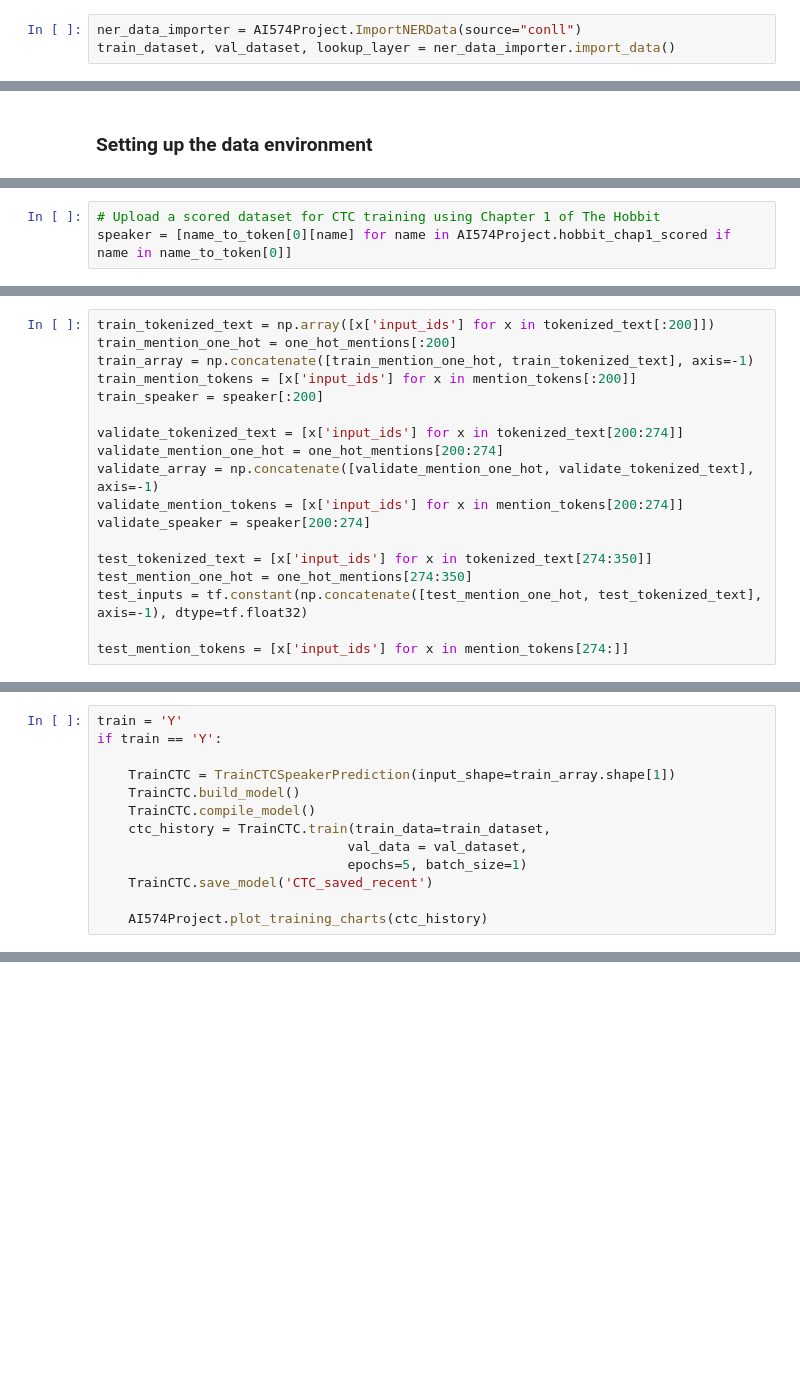
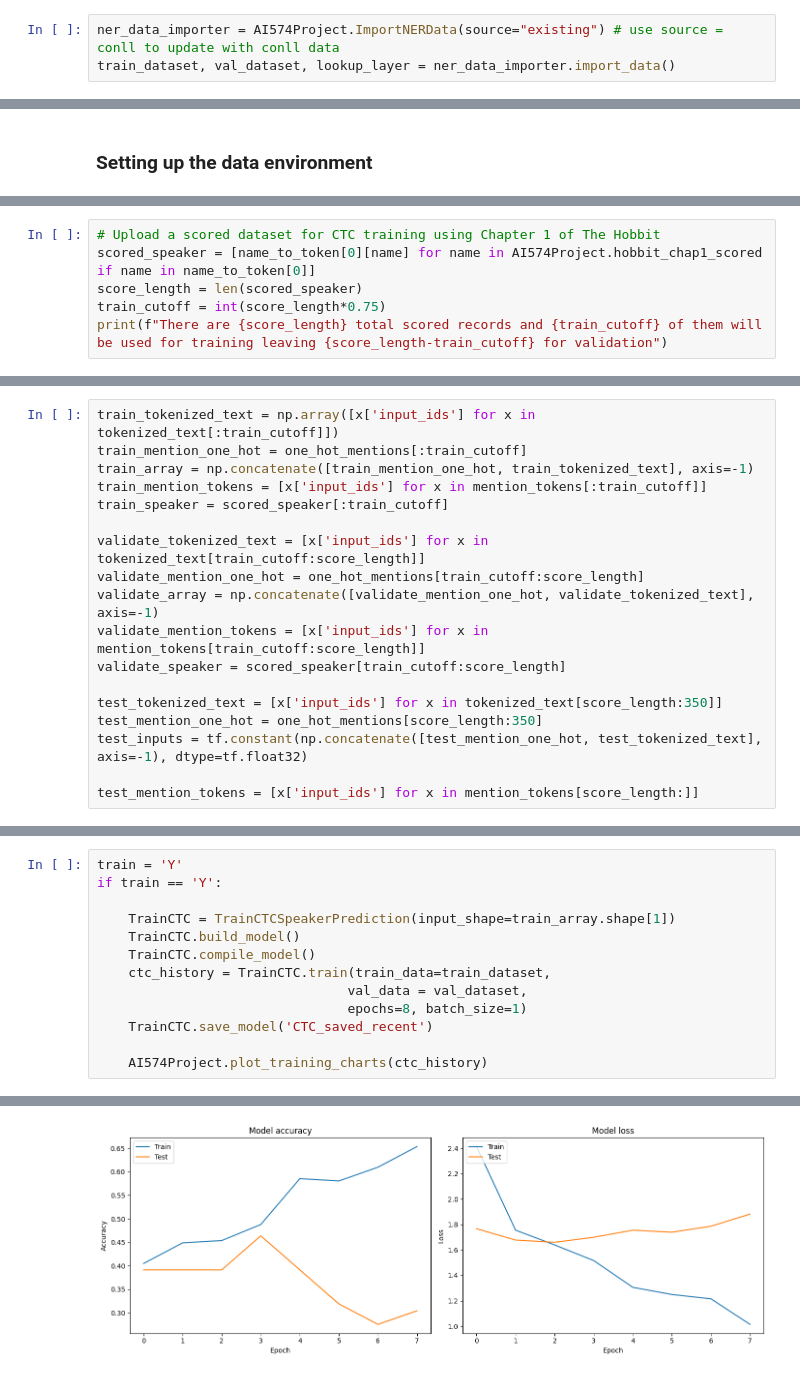
Before and after one commit to beardedDan/detect_narration_and_project_dialogue, a Jupyter notebook: AI574_project_group6.ipynb, the cells around one changed output, grey strips where cells are left out. Cells and saved outputs as stored; diff of their text form; blank space fills up the shorter version.

```diff
--- a/AI574_project_group6.ipynb
+++ b/AI574_project_group6.ipynb
@@ -69,7 +56,7 @@ time: 1.4 s (started: 2023-11-27 08:08:17 -05:00)
 # %% [markdown]
 2) Deep Learning
 # %%
-ner_data_importer = AI574Project.ImportNERData(source="conll")
+ner_data_importer = AI574Project.ImportNERData(source="existing") # use source = conll to update with conll data
 train_dataset, val_dataset, lookup_layer = ner_data_importer.import_data()
 # %% [output]
 Importing preloaded training and validation data
@@ -210,3 +213,6 @@ time: 10.7 s (started: 2023-11-27 08:09:51 -05:00)
 # %%
 # Upload a scored dataset for CTC training using Chapter 1 of The Hobbit
-speaker = [name_to_token[0][name] for name in AI574Project.hobbit_chap1_scored if name in name_to_token[0]]
+scored_speaker = [name_to_token[0][name] for name in AI574Project.hobbit_chap1_scored if name in name_to_token[0]]
+score_length = len(scored_speaker)
+train_cutoff = int(score_length*0.75)
+print(f"There are {score_length} total scored records and {train_cutoff} of them will be used for training leaving {score_length-train_cutoff} for validation")
@@ -215,18 +236,18 @@ speaker = [name_to_token[0][name] for name in AI574Project.hobbit_chap1_scored i
 # %%
-train_tokenized_text = np.array([x['input_ids'] for x in tokenized_text[:200]])
-train_mention_one_hot = one_hot_mentions[:200]
+train_tokenized_text = np.array([x['input_ids'] for x in tokenized_text[:train_cutoff]])
+train_mention_one_hot = one_hot_mentions[:train_cutoff]
 train_array = np.concatenate([train_mention_one_hot, train_tokenized_text], axis=-1)
-train_mention_tokens = [x['input_ids'] for x in mention_tokens[:200]]
-train_speaker = speaker[:200]
+train_mention_tokens = [x['input_ids'] for x in mention_tokens[:train_cutoff]]
+train_speaker = scored_speaker[:train_cutoff]
 
-validate_tokenized_text = [x['input_ids'] for x in tokenized_text[200:274]]
-validate_mention_one_hot = one_hot_mentions[200:274]
+validate_tokenized_text = [x['input_ids'] for x in tokenized_text[train_cutoff:score_length]]
+validate_mention_one_hot = one_hot_mentions[train_cutoff:score_length]
 validate_array = np.concatenate([validate_mention_one_hot, validate_tokenized_text], axis=-1)
-validate_mention_tokens = [x['input_ids'] for x in mention_tokens[200:274]]
-validate_speaker = speaker[200:274]
+validate_mention_tokens = [x['input_ids'] for x in mention_tokens[train_cutoff:score_length]]
+validate_speaker = scored_speaker[train_cutoff:score_length]
 
-test_tokenized_text = [x['input_ids'] for x in tokenized_text[274:350]]
-test_mention_one_hot = one_hot_mentions[274:350]
+test_tokenized_text = [x['input_ids'] for x in tokenized_text[score_length:350]]
+test_mention_one_hot = one_hot_mentions[score_length:350]
 test_inputs = tf.constant(np.concatenate([test_mention_one_hot, test_tokenized_text], axis=-1), dtype=tf.float32)
 
-test_mention_tokens = [x['input_ids'] for x in mention_tokens[274:]]
+test_mention_tokens = [x['input_ids'] for x in mention_tokens[score_length:]]
@@ -268,7 +301,8 @@ if train == 'Y':
     TrainCTC.compile_model()
     ctc_history = TrainCTC.train(train_data=train_dataset,
                                 val_data = val_dataset,
-                                epochs=5, batch_size=1)
+                                epochs=8, batch_size=1)
     TrainCTC.save_model('CTC_saved_recent')
 
     AI574Project.plot_training_charts(ctc_history)
+# %% [output]
@@ -274,0 +327 @@ if train == 'Y':
+[figure, added]
```
Also changed, not shown: parts of 27 cells of this notebook, 1 other file.
